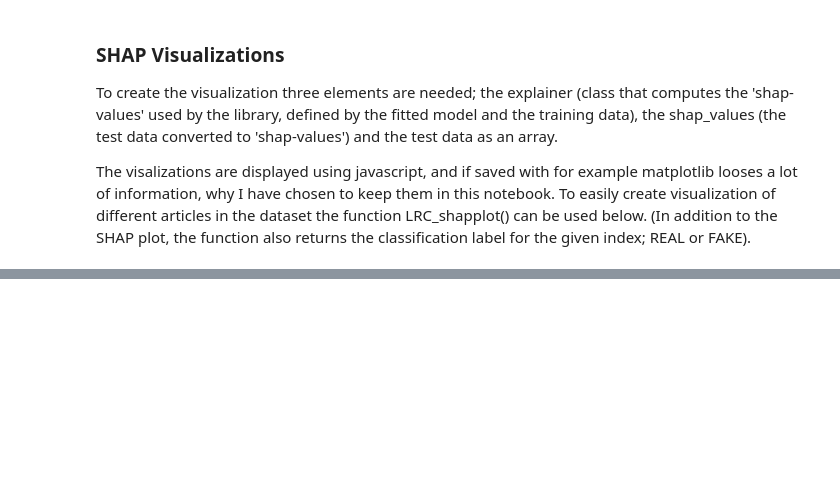
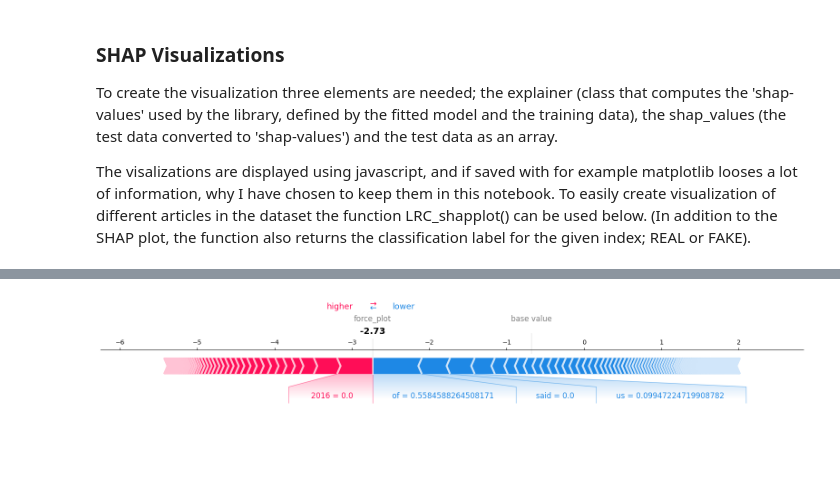
Before and after one commit to lrahbek/cds-lang-assignments, a Jupyter notebook: assignment-2/src/shap_plots.ipynb, the cells around one changed output, grey strips where cells are left out. Drawn from its saved outputs; the diff is of its cells as text; code cells hidden in the pictures; blank space fills up the shorter version.

```diff
--- a/assignment-2/src/shap_plots.ipynb
+++ b/assignment-2/src/shap_plots.ipynb
@@ -46,0 +54,17 @@ FAKE
+# %%
+ind = 0
+shap.plots.force(explainer.expected_value,
+                shap_values[ind,:],
+                X_test_array[ind,:],
+                feature_names=feature_names,
+                matplotlib = True,
+                show = False,
+                contribution_threshold = 0.05,
+                out_names = "force_plot"
+                #figsize = (20,7
+
+                           )
+plt.savefig('score.png', dpi=1080)
+plt.show()
+# %% [output]
+[figure, added]
```
Also changed, not shown: parts of 4 cells of this notebook, 11 other files.
